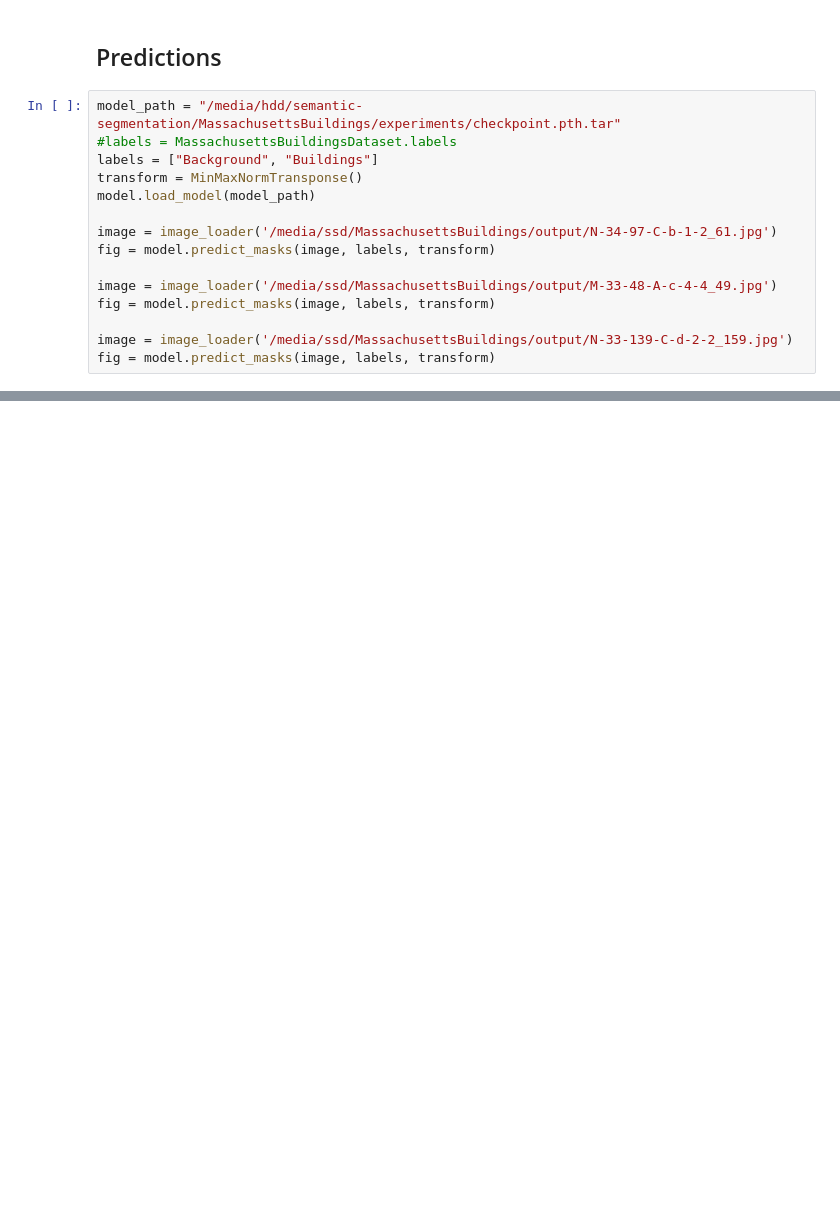
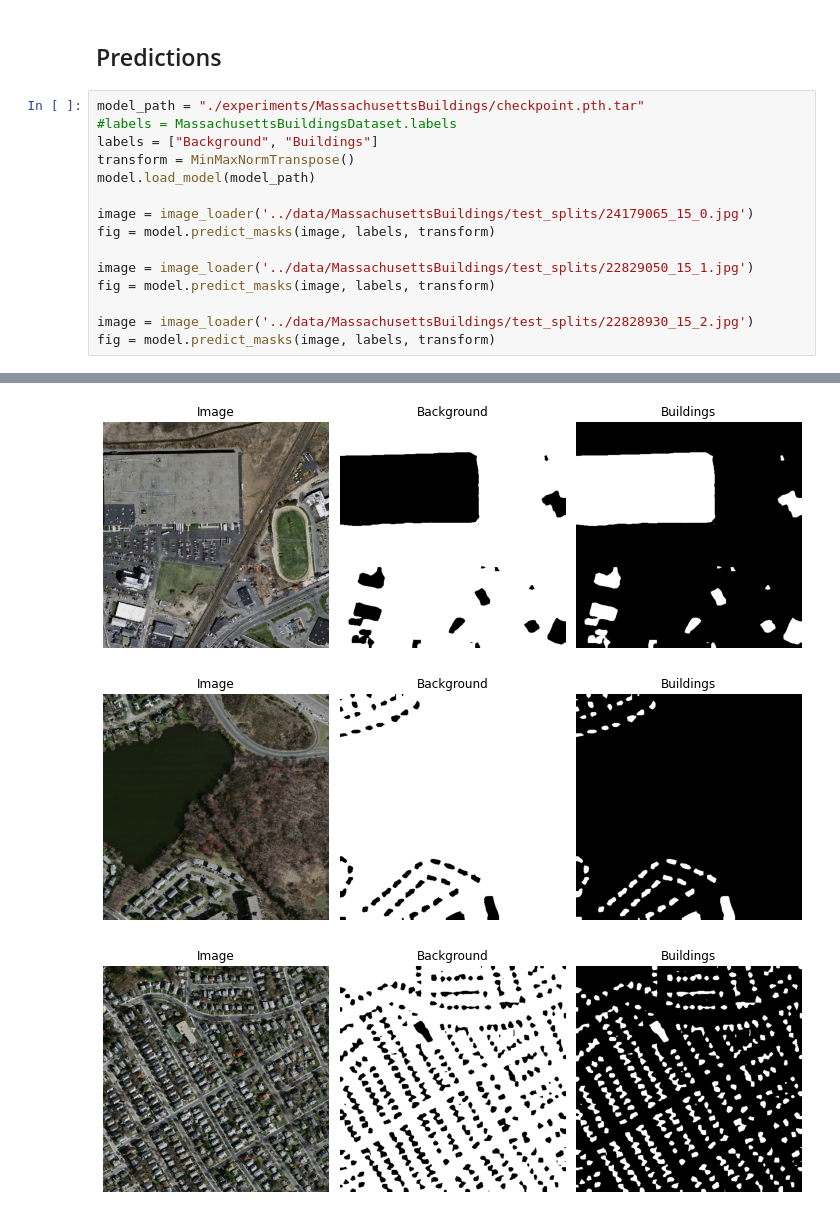
Before and after one commit to biasvariancelabs/aitlas, a Jupyter notebook: examples/semantic_segmentation_example_massachusetts_buildings.ipynb, the cells around one changed output, grey strips where cells are left out. Saved outputs shown, nothing was run; the diff lists cells and outputs as text; blank space fills up the shorter version.

```diff
--- a/examples/semantic_segmentation_example_massachusetts_buildings.ipynb
+++ b/examples/semantic_segmentation_example_massachusetts_buildings.ipynb
@@ -83,17 +145,18 @@ model.running_metrics.get_scores(["iou"])
 # %% [markdown]
 ## Predictions
 # %%
-model_path = "/media/hdd/semantic-segmentation/MassachusettsBuildings/experiments/checkpoint.pth.tar"
+model_path = "./experiments/MassachusettsBuildings/checkpoint.pth.tar"
 #labels = MassachusettsBuildingsDataset.labels
 labels = ["Background", "Buildings"]
-transform = MinMaxNormTransponse()
+transform = MinMaxNormTranspose()
 model.load_model(model_path)
 
-image = image_loader('/media/ssd/MassachusettsBuildings/output/N-34-97-C-b-1-2_61.jpg')
+image = image_loader('../data/MassachusettsBuildings/test_splits/24179065_15_0.jpg')
 fig = model.predict_masks(image, labels, transform)
 
-image = image_loader('/media/ssd/MassachusettsBuildings/output/M-33-48-A-c-4-4_49.jpg')
+image = image_loader('../data/MassachusettsBuildings/test_splits/22829050_15_1.jpg')
 fig = model.predict_masks(image, labels, transform)
 
-image = image_loader('/media/ssd/MassachusettsBuildings/output/N-33-139-C-d-2-2_159.jpg')
+image = image_loader('../data/MassachusettsBuildings/test_splits/22828930_15_2.jpg')
 fig = model.predict_masks(image, labels, transform)
+# %% [output]
@@ -99,0 +165,3 @@ fig = model.predict_masks(image, labels, transform)
+[figure, added]
+[figure, added]
+[figure, added]
```
Also changed, not shown: parts of 10 cells of this notebook, 1 other file.
